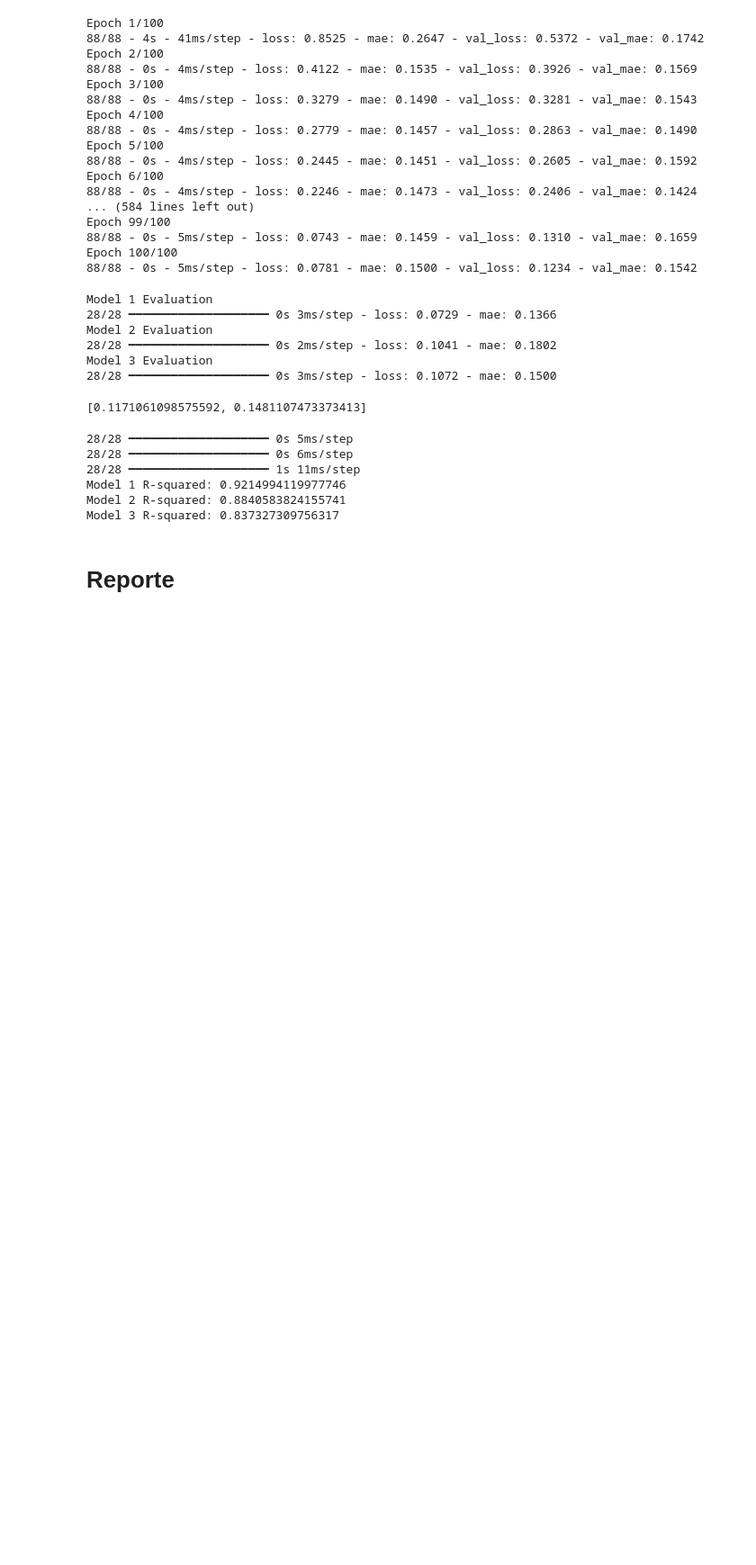
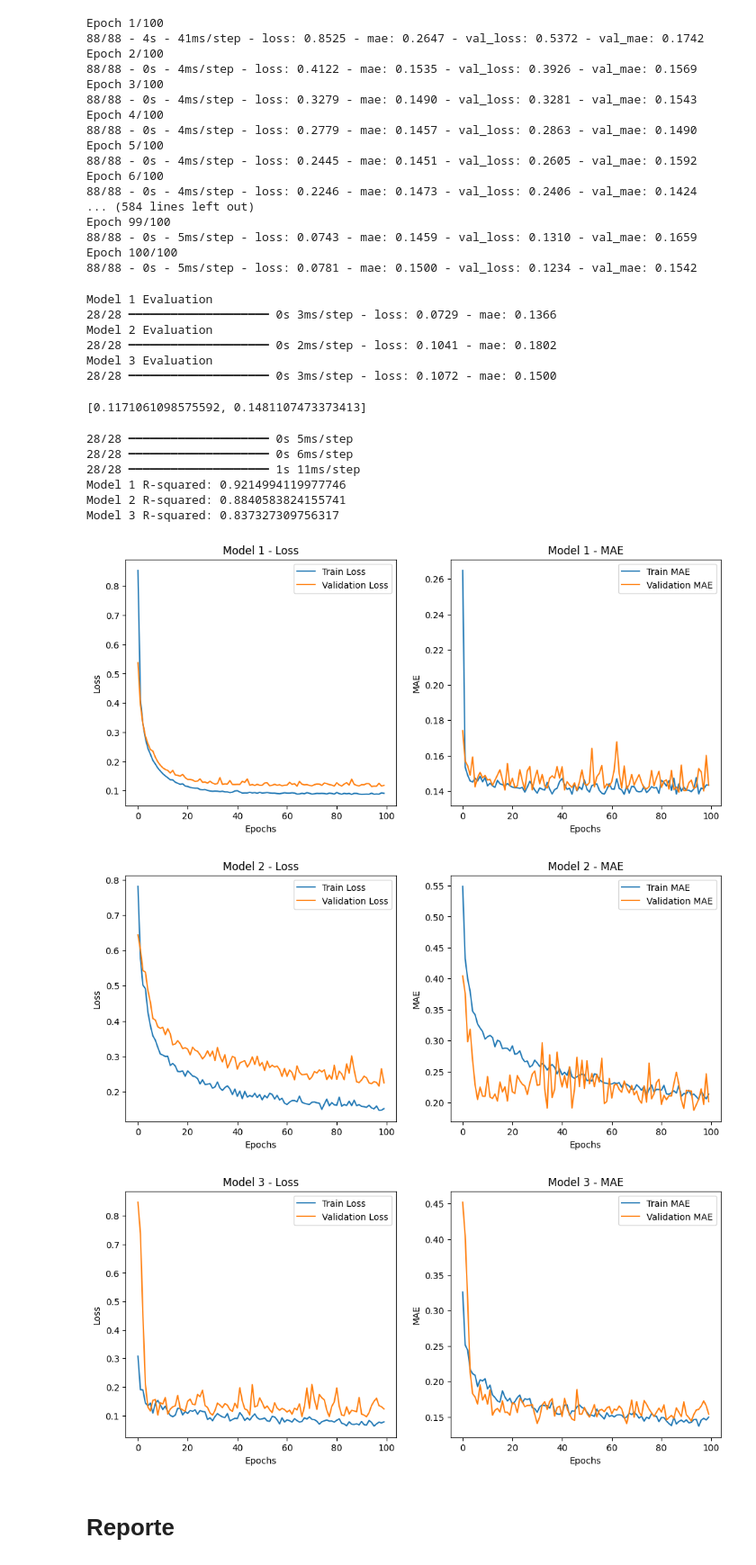
Before and after one commit to senioritosly/Lab2-DeepL, a Jupyter notebook: laboratorio2.ipynb, the cells around one changed output. Shown at 90% size. Drawn from its saved outputs; the diff is of its cells as text; code cells hidden in the pictures; blank space fills up the shorter version.

Commit message:
Plot loss and mae

```diff
--- a/laboratorio2.ipynb
+++ b/laboratorio2.ipynb
@@ -173,5 +173,40 @@ print("Model 3 R-squared:", r2_model3)
 Model 1 R-squared: 0.9214994119977746
 Model 2 R-squared: 0.8840583824155741
 Model 3 R-squared: 0.837327309756317
+# %%
+import matplotlib.pyplot as plt
+
+# Function to plot the training history
+def plot_history(history, title):
+    plt.figure(figsize=(12, 5))
+
+    # Plot loss
+    plt.subplot(1, 2, 1)
+    plt.plot(history.history['loss'], label='Train Loss')
+    plt.plot(history.history['val_loss'], label='Validation Loss')
+    plt.title(f'{title} - Loss')
+    plt.xlabel('Epochs')
+    plt.ylabel('Loss')
+    plt.legend()
+
+    # Plot MAE
+    plt.subplot(1, 2, 2)
+    plt.plot(history.history['mae'], label='Train MAE')
+    plt.plot(history.history['val_mae'], label='Validation MAE')
+    plt.title(f'{title} - MAE')
+    plt.xlabel('Epochs')
+    plt.ylabel('MAE')
+    plt.legend()
+
+    plt.show()
+
+# Plot histories for all models
+plot_history(history1, 'Model 1')
+plot_history(history2, 'Model 2')
+plot_history(history3, 'Model 3')
+# %% [output]
+[figure, added]
+[figure, added]
+[figure, added]
 # %% [markdown]
 # Reporte
```
